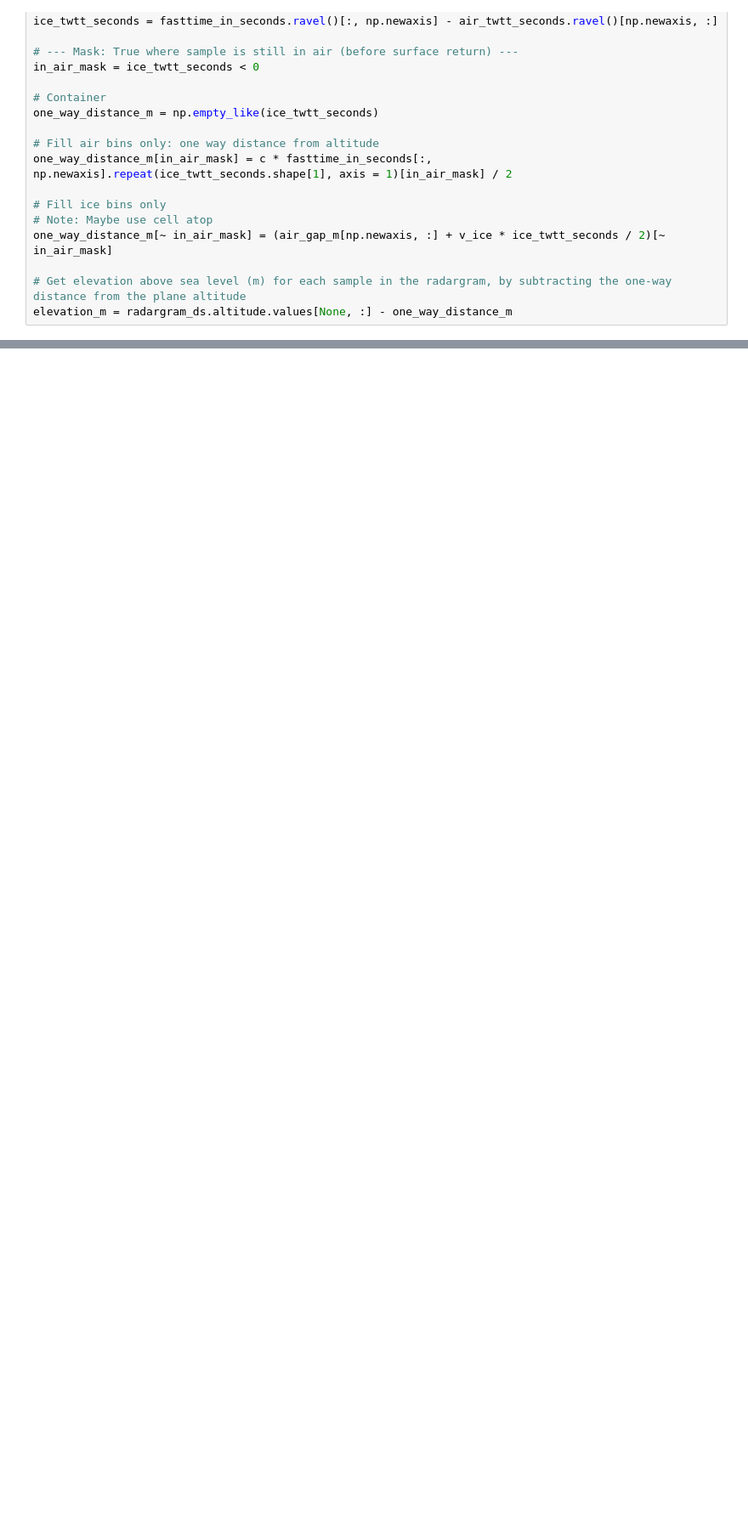
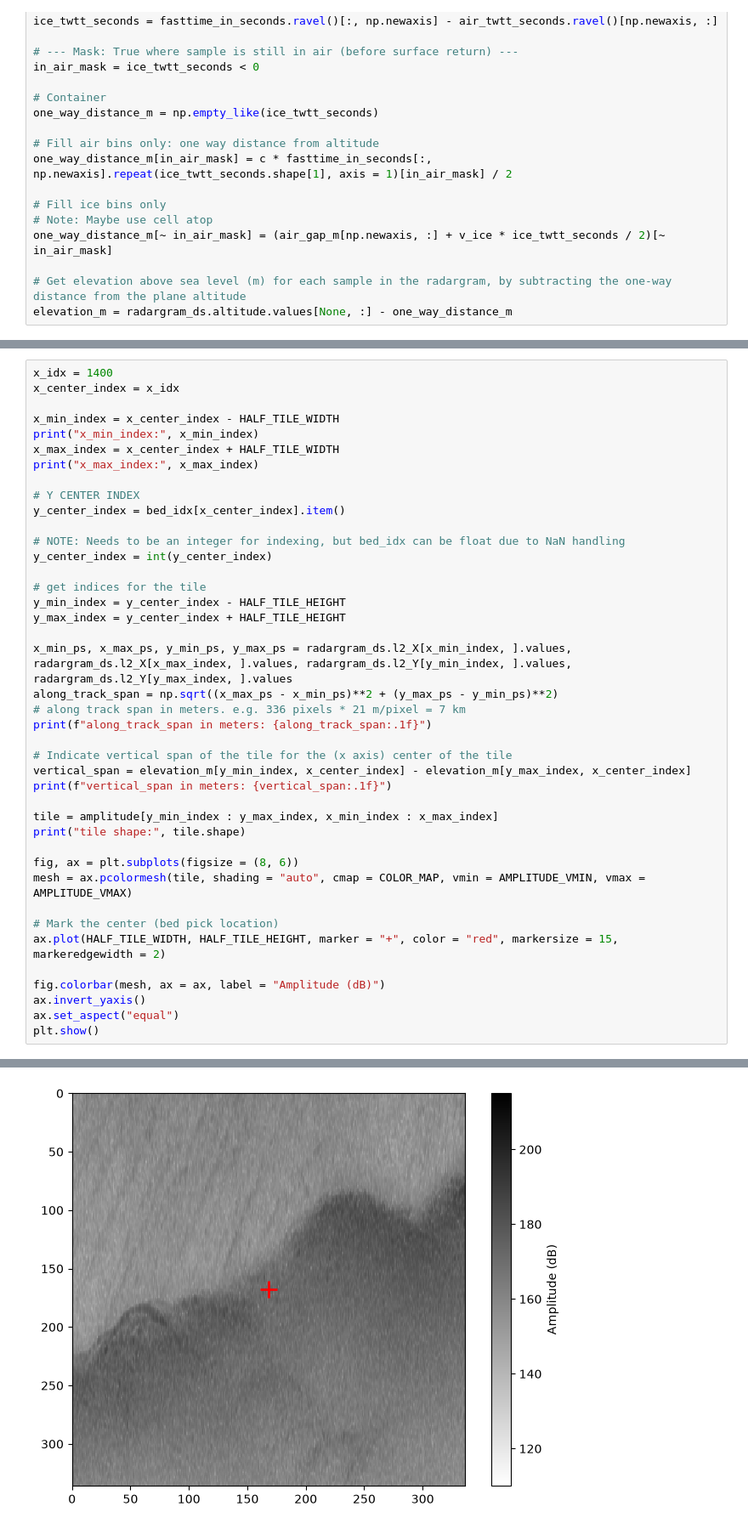
Before and after one commit to kimbente/RadarCLIP, a Jupyter notebook: preprocess_radargrams.ipynb, the cells around one changed output, grey strips where cells are left out. Shown at 85% size. Drawn from its saved outputs; the diff is of its cells as text; blank space fills up the shorter version.

```diff
--- a/preprocess_radargrams.ipynb
+++ b/preprocess_radargrams.ipynb
@@ -361,0 +591,42 @@ observed_surface_row
+# %%
+x_idx = 1400
+x_center_index = x_idx
+
+x_min_index = x_center_index - HALF_TILE_WIDTH
+print("x_min_index:", x_min_index)
+x_max_index = x_center_index + HALF_TILE_WIDTH
+print("x_max_index:", x_max_index)
+
+# Y CENTER INDEX
+y_center_index = bed_idx[x_center_index].item()
+
+# NOTE: Needs to be an integer for indexing, but bed_idx can be float due to NaN handling
+y_center_index = int(y_center_index)
+
+# get indices for the tile
+y_min_index = y_center_index - HALF_TILE_HEIGHT
+y_max_index = y_center_index + HALF_TILE_HEIGHT
+
+x_min_ps, x_max_ps, y_min_ps, y_max_ps = radargram_ds.l2_X[x_min_index, ].values, radargram_ds.l2_X[x_max_index, ].values, radargram_ds.l2_Y[y_min_index, ].values, radargram_ds.l2_Y[y_max_index, ].values
+along_track_span = np.sqrt((x_max_ps - x_min_ps)**2 + (y_max_ps - y_min_ps)**2)
+# along track span in meters. e.g. 336 pixels * 21 m/pixel = 7 km
+print(f"along_track_span in meters: {along_track_span:.1f}")
+
+# Indicate vertical span of the tile for the (x axis) center of the tile
+vertical_span = elevation_m[y_min_index, x_center_index] - elevation_m[y_max_index, x_center_index]
+print(f"vertical_span in meters: {vertical_span:.1f}")
+
+tile = amplitude[y_min_index : y_max_index, x_min_index : x_max_index]
+print("tile shape:", tile.shape)
+
+fig, ax = plt.subplots(figsize = (8, 6))
+mesh = ax.pcolormesh(tile, shading = "auto", cmap = COLOR_MAP, vmin = AMPLITUDE_VMIN, vmax = AMPLITUDE_VMAX)
+
+# Mark the center (bed pick location)
+ax.plot(HALF_TILE_WIDTH, HALF_TILE_HEIGHT, marker = "+", color = "red", markersize = 15, markeredgewidth = 2)
+
+fig.colorbar(mesh, ax = ax, label = "Amplitude (dB)")
+ax.invert_yaxis()
+ax.set_aspect("equal")
+plt.show()
+# %% [output]
@@ -362,2 +638,3 @@ observed_surface_row
+[figure, added]
 # %% [markdown]
 # Questions:
```
Also changed, not shown: parts of 41 cells of this notebook, 3 other files.
